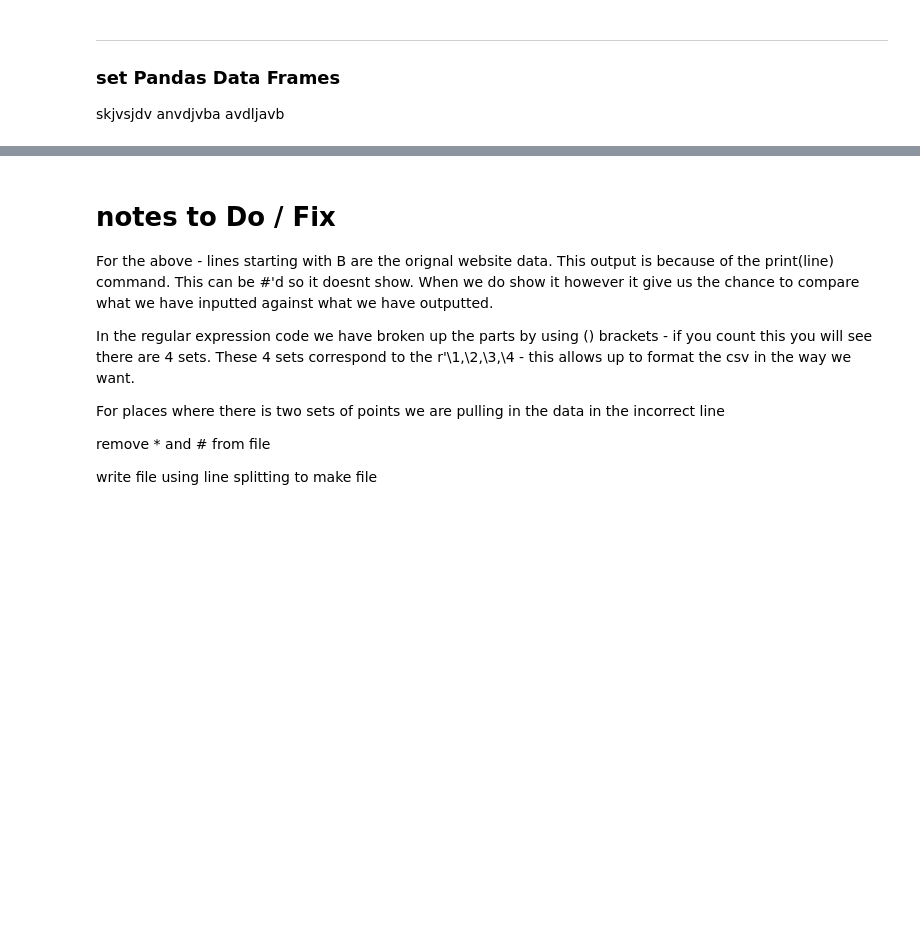
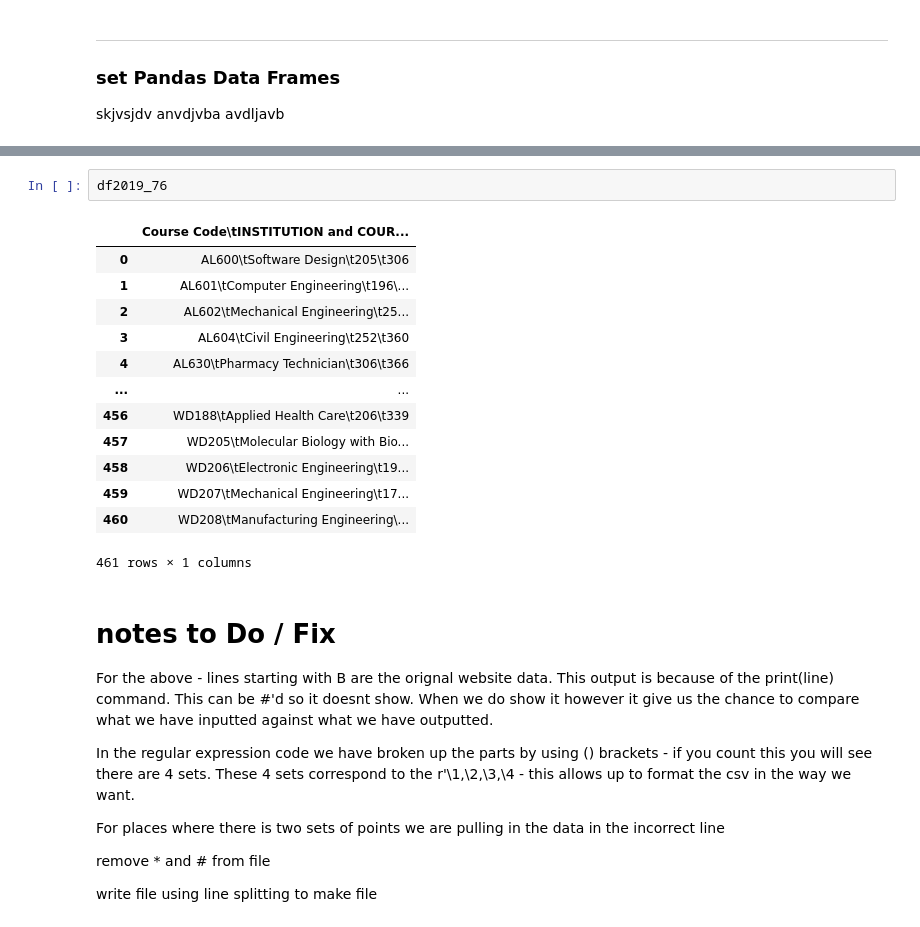
Before and after one commit to VCurry20/FDAProject2021, a Jupyter notebook: cao.ipynb, the cells around one changed output, grey strips where cells are left out. Saved outputs shown, nothing was run; the diff lists cells and outputs as text; blank space fills up the shorter version.

```diff
--- a/cao.ipynb
+++ b/cao.ipynb
@@ -489,3 +509,19 @@ avdljavb
+# %%
+df2019_76
+# %% [output]
+|  | Course Code\tINSTITUTION and COUR... |
+| 0 | AL600\tSoftware Design\t205\t306 |
+| 1 | AL601\tComputer Engineering\t196\... |
+| 2 | AL602\tMechanical Engineering\t25... |
+| 3 | AL604\tCivil Engineering\t252\t360 |
+| 4 | AL630\tPharmacy Technician\t306\t366 |
+| ... | ... |
+| 456 | WD188\tApplied Health Care\t206\t339 |
+| 457 | WD205\tMolecular Biology with Bio... |
+| 458 | WD206\tElectronic Engineering\t19... |
+| 459 | WD207\tMechanical Engineering\t17... |
+| 460 | WD208\tManufacturing Engineering\... |
+461 rows × 1 columns
 # %% [markdown]
 
 # notes to Do  / Fix
```
Also changed, not shown: parts of 3 cells of this notebook, 5 other files.
